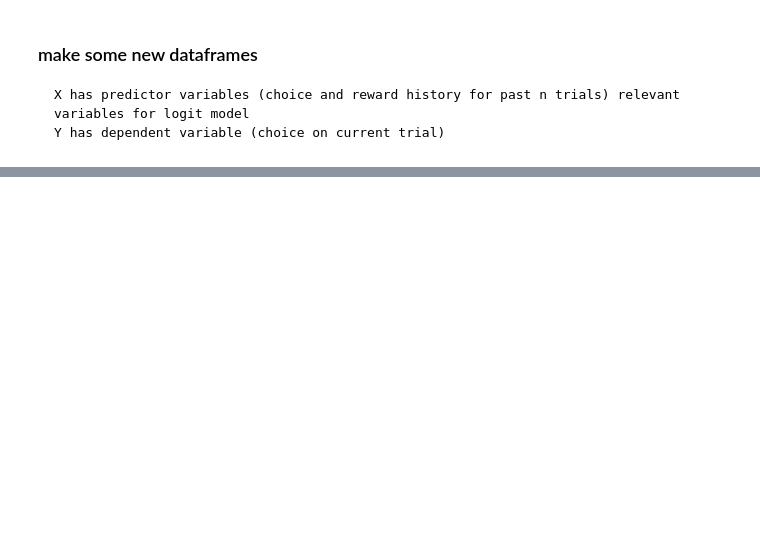
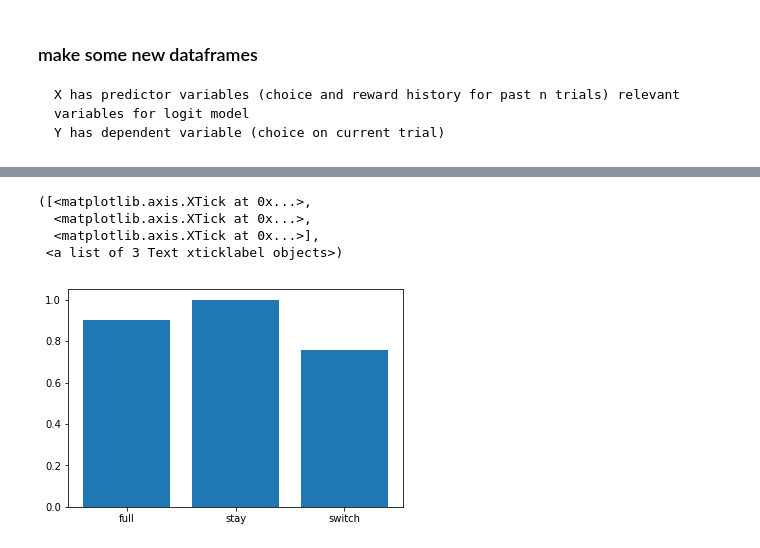
Before and after one commit to celiaberon/mouse_bandit, a Jupyter notebook: jupyter_notebooks/working/logistic_regression_bandit.ipynb, the cells around one changed output, grey strips where cells are left out. Cells and saved outputs as stored; diff of their text form; code cells hidden in the pictures; blank space fills up the shorter version.

```diff
--- a/jupyter_notebooks/working/logistic_regression_bandit.ipynb
+++ b/jupyter_notebooks/working/logistic_regression_bandit.ipynb
@@ -131,0 +275,11 @@ plt.xticks(range(len(height)), conditions)
+# %%
+height = [score_switch, accuracy_stay, accuracy_switch]
+conditions = ['full', 'stay', 'switch']
+plt.bar(range(len(height)), height)
+plt.xticks(range(len(height)), conditions)
+# %% [output]
+([<matplotlib.axis.XTick at 0x...>,
+  <matplotlib.axis.XTick at 0x...>,
+  <matplotlib.axis.XTick at 0x...>],
+ <a list of 3 Text xticklabel objects>)
+[figure, added]
```
Also changed, not shown: parts of 49 cells of this notebook.
